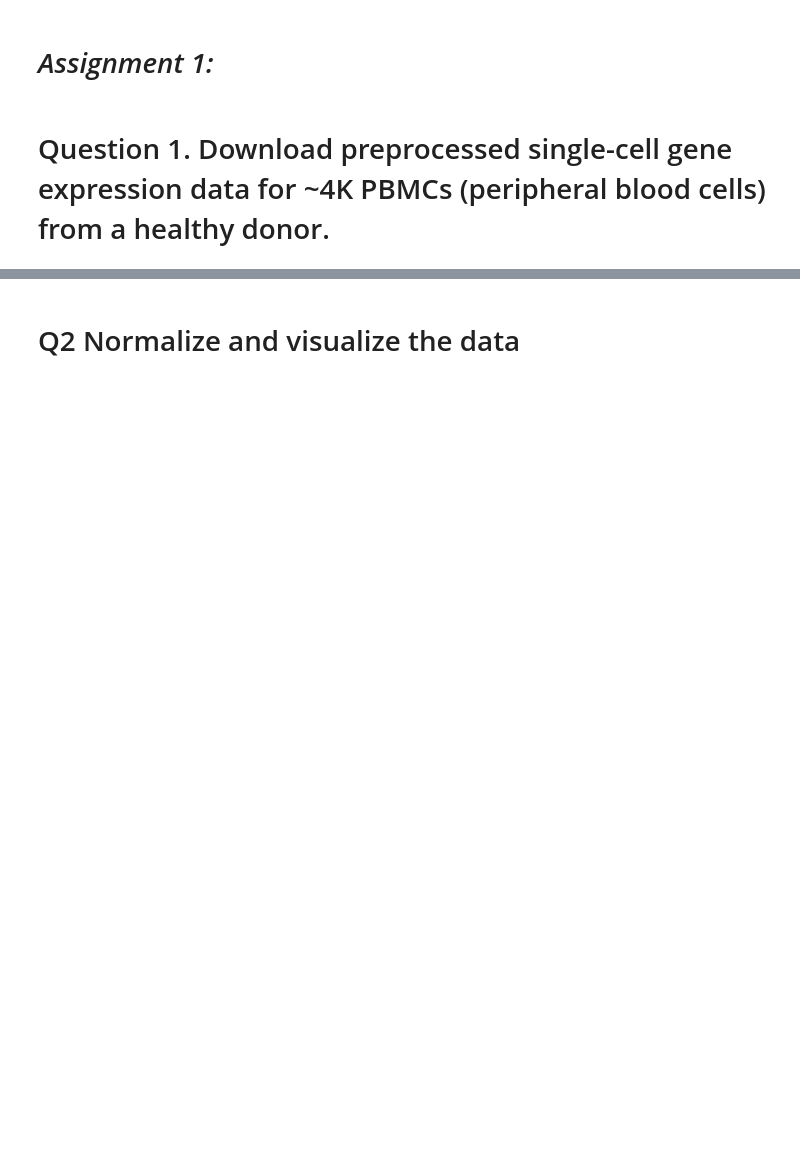
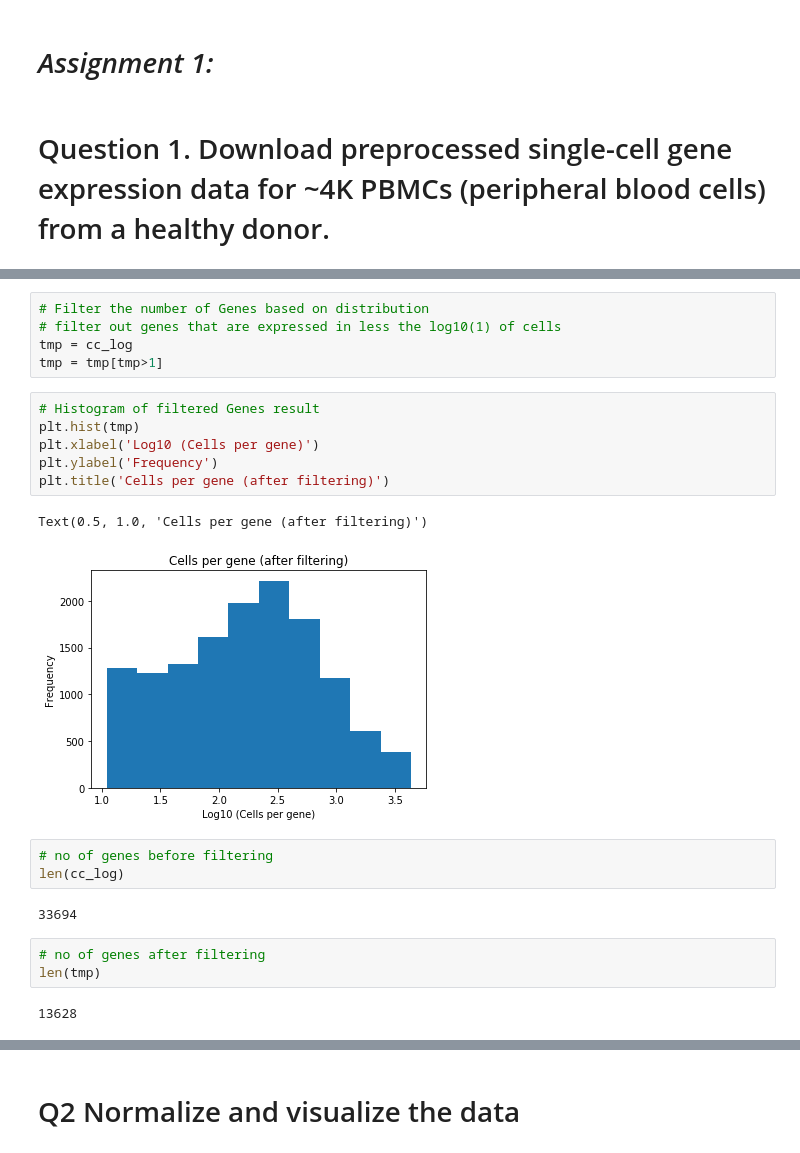
Before and after one commit to kjw2116/BMENE-HW1, a Jupyter notebook: Whyte_Bmen4480_Assignment1.ipynb, the cells around one changed output, grey strips where cells are left out. Saved outputs shown, nothing was run; the diff lists cells and outputs as text; blank space fills up the shorter version.

```diff
--- a/Whyte_Bmen4480_Assignment1.ipynb
+++ b/Whyte_Bmen4480_Assignment1.ipynb
@@ -167,0 +131,24 @@ np.median(sparse_matrix) #this is so frustrating
+# %%
+# Filter the number of Genes based on distribution
+# filter out genes that are expressed in less the log10(1) of cells
+tmp = cc_log
+tmp = tmp[tmp>1]
+# %%
+# Histogram of filtered Genes result
+plt.hist(tmp)
+plt.xlabel('Log10 (Cells per gene)')
+plt.ylabel('Frequency')
+plt.title('Cells per gene (after filtering)')
+# %% [output]
+Text(0.5, 1.0, 'Cells per gene (after filtering)')
+[figure, added]
+# %%
+# no of genes before filtering
+len(cc_log)
+# %% [output]
+33694
+# %%
+# no of genes after filtering
+len(tmp)
+# %% [output]
+13628
```
Also changed, not shown: parts of 67 cells of this notebook.
